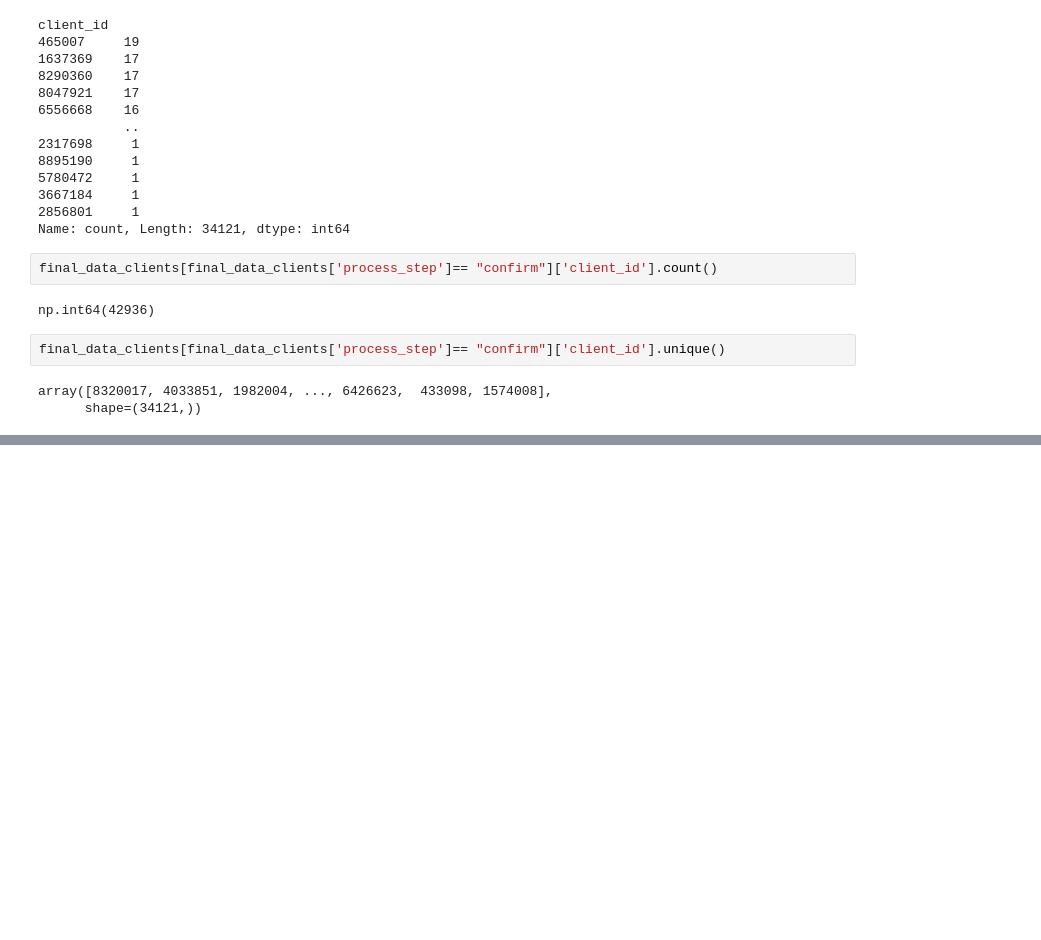
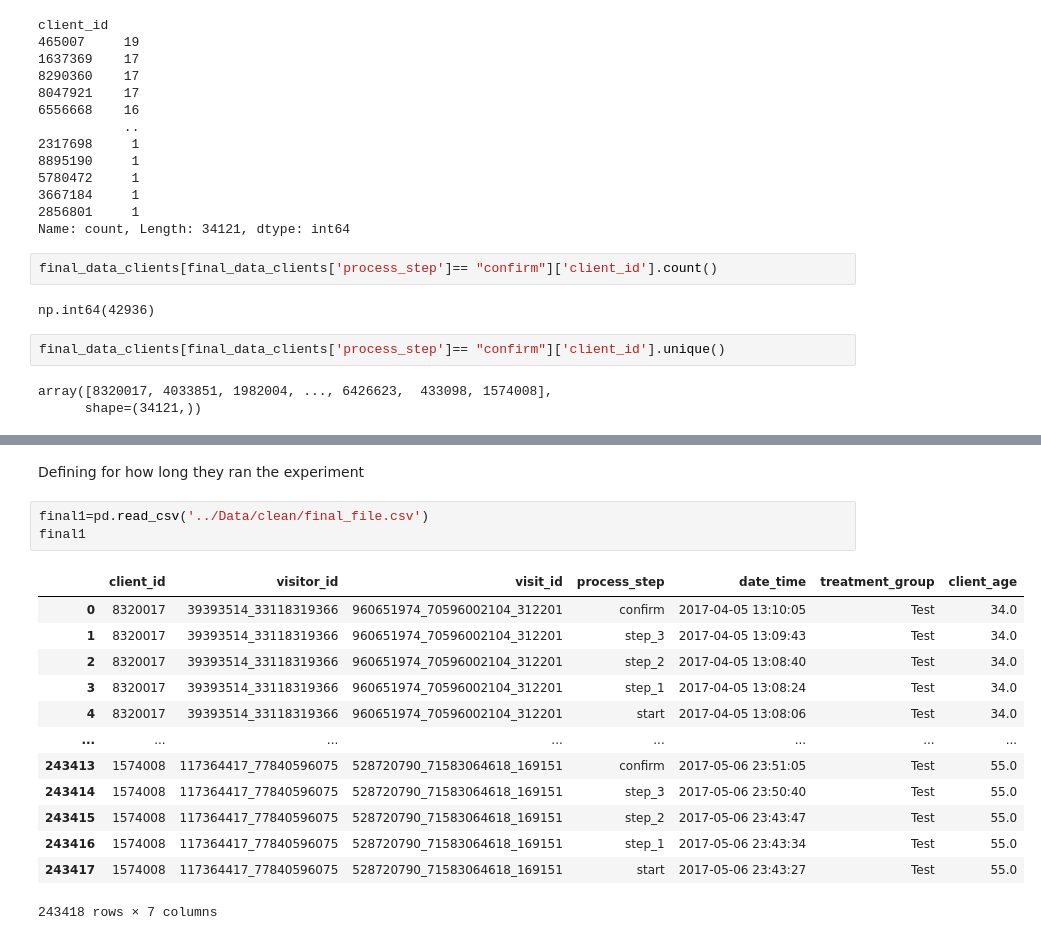
Before and after one commit to Ironhack-DA-Course/proj-vanguard-abtest, a Jupyter notebook: notebooks/Jesus_Filtering.ipynb, the cells around one changed output, grey strips where cells are left out. Cells and saved outputs as stored; diff of their text form; blank space fills up the shorter version.

```diff
--- a/notebooks/Jesus_Filtering.ipynb
+++ b/notebooks/Jesus_Filtering.ipynb
@@ -65,0 +117,19 @@ array([8320017, 4033851, 1982004, ..., 6426623,  433098, 1574008],
+# %% [markdown]
+Defining for how long they ran the experiment
+# %%
+final1=pd.read_csv('../Data/clean/final_file.csv')
+final1
+# %% [output]
+|  | client_id | visitor_id | visit_id | process_step | date_time | treatment_group | client_age |
+| 0 | 8320017 | 39393514_33118319366 | 960651974_70596002104_312201 | confirm | 2017-04-05 13:10:05 | Test | 34.0 |
+| 1 | 8320017 | 39393514_33118319366 | 960651974_70596002104_312201 | step_3 | 2017-04-05 13:09:43 | Test | 34.0 |
+| 2 | 8320017 | 39393514_33118319366 | 960651974_70596002104_312201 | step_2 | 2017-04-05 13:08:40 | Test | 34.0 |
+| 3 | 8320017 | 39393514_33118319366 | 960651974_70596002104_312201 | step_1 | 2017-04-05 13:08:24 | Test | 34.0 |
+| 4 | 8320017 | 39393514_33118319366 | 960651974_70596002104_312201 | start | 2017-04-05 13:08:06 | Test | 34.0 |
+| ... | ... | ... | ... | ... | ... | ... | ... |
+| 243413 | 1574008 | 117364417_77840596075 | 528720790_71583064618_169151 | confirm | 2017-05-06 23:51:05 | Test | 55.0 |
+| 243414 | 1574008 | 117364417_77840596075 | 528720790_71583064618_169151 | step_3 | 2017-05-06 23:50:40 | Test | 55.0 |
+| 243415 | 1574008 | 117364417_77840596075 | 528720790_71583064618_169151 | step_2 | 2017-05-06 23:43:47 | Test | 55.0 |
+| 243416 | 1574008 | 117364417_77840596075 | 528720790_71583064618_169151 | step_1 | 2017-05-06 23:43:34 | Test | 55.0 |
+| 243417 | 1574008 | 117364417_77840596075 | 528720790_71583064618_169151 | start | 2017-05-06 23:43:27 | Test | 55.0 |
+243418 rows × 7 columns
```
Also changed, not shown: parts of 19 cells of this notebook.
